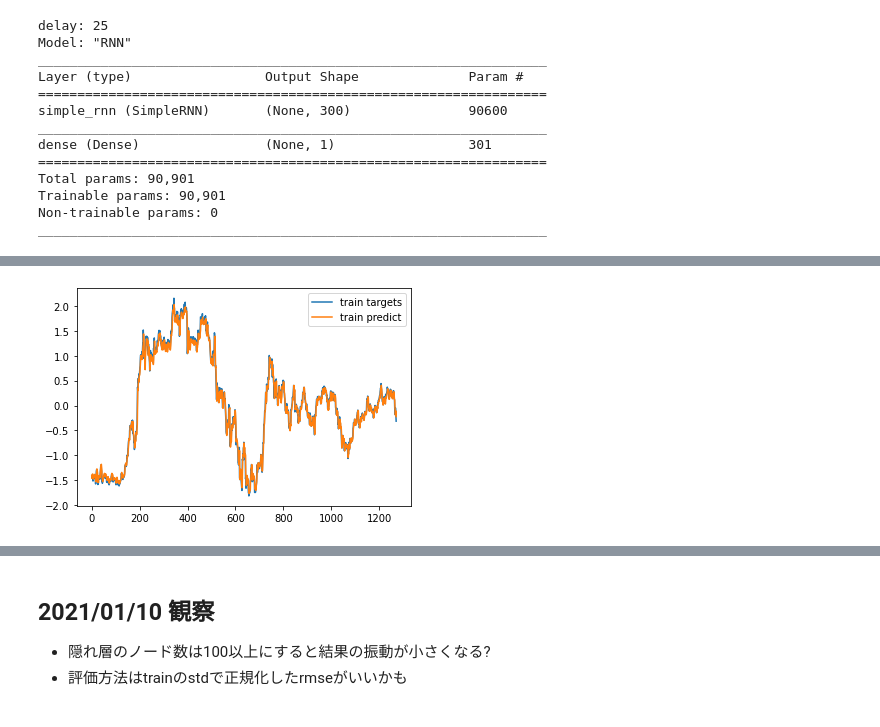
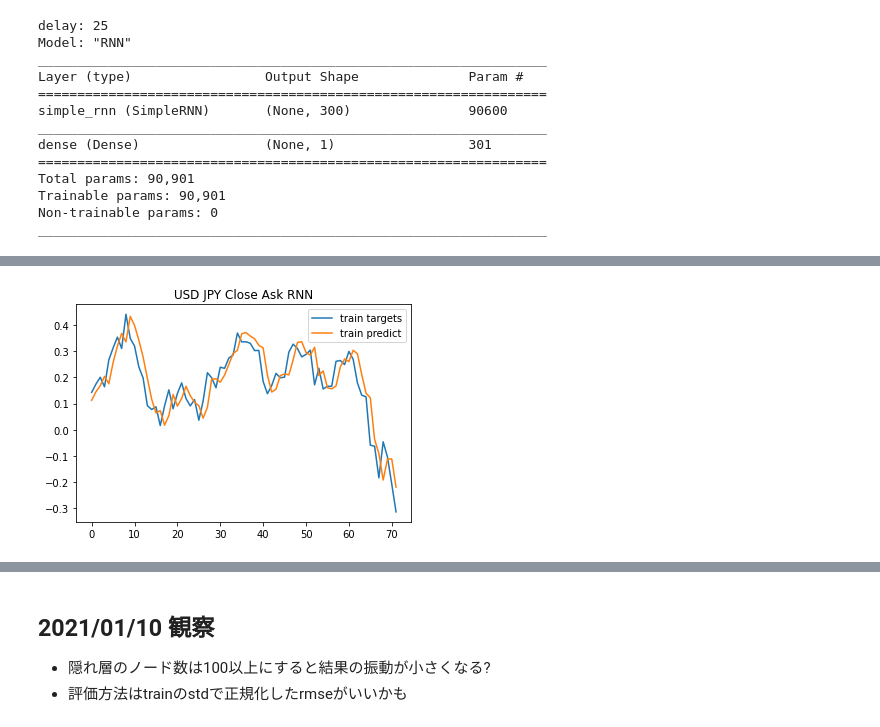
Before and after one commit to KotaTakeda/fx_time_series_analysis, a Jupyter notebook: forecast/rnn_to_fx.ipynb, the cells around one changed output, grey strips where cells are left out. Saved outputs shown, nothing was run; the diff lists cells and outputs as text; code cells hidden in the pictures.

```diff
--- a/forecast/rnn_to_fx.ipynb
+++ b/forecast/rnn_to_fx.ipynb
@@ -156,12 +156,16 @@ Epoch 10/10
 # fittingの確認
 train_predict = model.predict(train_features)
 
-start = 0
+start = 1200
+fig = plt.figure()
 plt.plot(train_targets[start:, 0,0], label='train targets')
 plt.plot(train_predict[start:], label='train predict')
 plt.legend()
+plt.title('USD JPY Close Ask RNN')
 
 model.evaluate(train_features, train_targets)
 train_nrmse = nrmse(train_targets, train_predict, train_std)
 print(f'nrmse: {train_nrmse}')
+# fig.savefig('../data/img/usd_jpy_close_ask_rnn.png')
+fig.savefig('../data/img/usd_jpy_close_ask_rnn_detail.png')
 # %% [output]
@@ -170,3 +174,3 @@ nrmse: 0.09909920996262363
-[figure, old version]
+[figure, new version]
 # %%
 # 未来の予測
```
Also changed, not shown: parts of 4 cells of this notebook, 5 other files.
